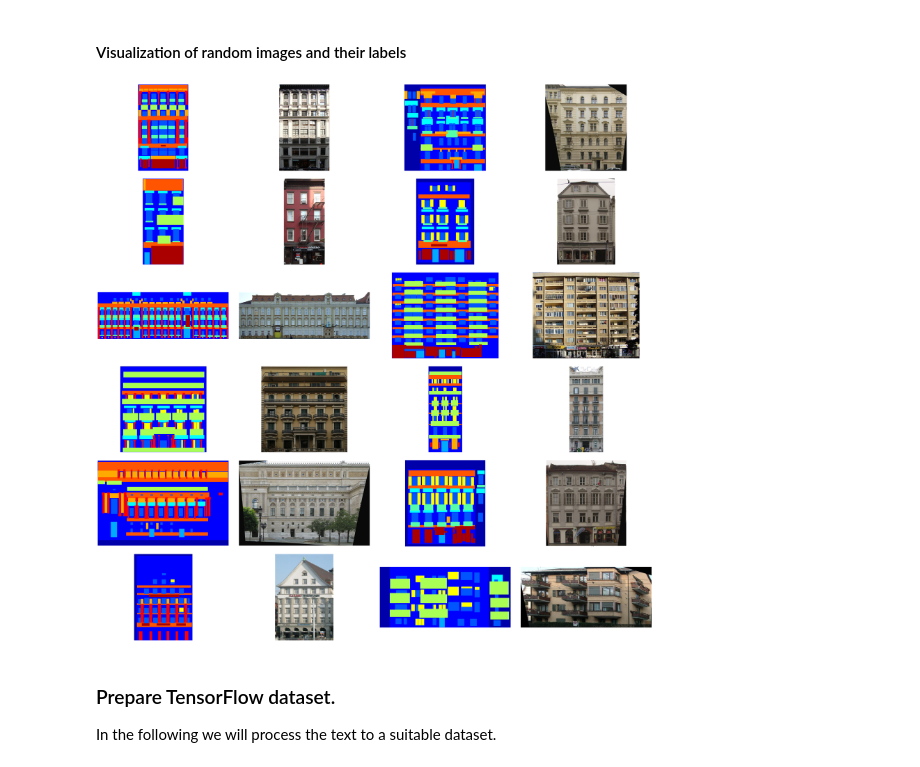
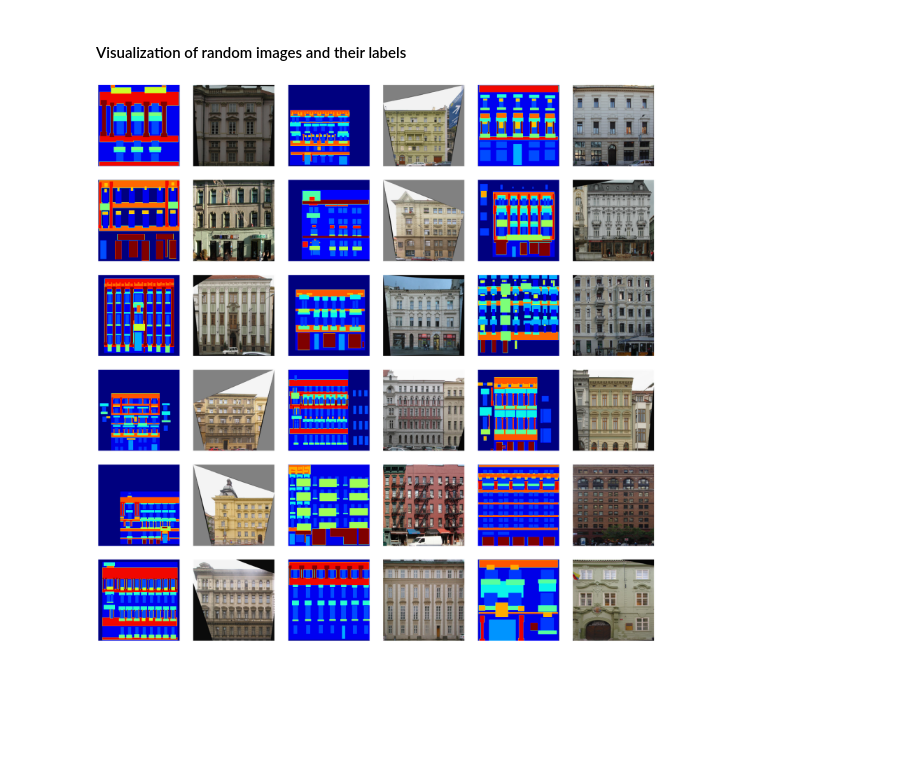
Before and after one commit to mklpiening/iannwtf-pix2pix, a Jupyter notebook: project.ipynb, the cells around one changed output. Drawn from its saved outputs; the diff is of its cells as text; code cells hidden in the pictures; blank space fills up the shorter version.

```diff
--- a/project.ipynb
+++ b/project.ipynb
@@ -16,31 +16,33 @@ images = []
 labels = []
 
 import glob
-import imageio
+from PIL import Image
 
 path = "dataset/base/"
 
 for image_path in glob.glob(path + "*.png"):
-    img = imageio.imread(image_path)
-    images.append(img)
+    img = Image.open(image_path)
+    img = img.resize((200, 200))
+    images.append(np.array(img.getdata()).reshape((200, 200)))
 
-    lbl = imageio.imread(image_path.replace(".png", ".jpg"))
-    labels.append(lbl)
+    lbl = Image.open(image_path.replace(".png", ".jpg"))
+    lbl = lbl.resize((200, 200))
+    labels.append(np.array(lbl.getdata()).reshape((200, 200, 3)))
 # %% [markdown]
 #### Visualization of random images and their labels
 # %%
 %matplotlib inline
-fig, ax = plt.subplots(6,4,figsize=(32,32))
+fig, ax = plt.subplots(6,6,figsize=(24,24))
 fig.tight_layout()
 ax = ax.flatten()
-for i in range(12):
+for i in range(18):
     rand = np.random.randint(len(images)-1)
     img = images[rand]
     lbl = labels[rand]
 
-    ax[2 * i].imshow(img, cmap='gray')
+    ax[2 * i].imshow(img, cmap='jet')
     ax[2 * i].axis("off")
-    ax[2 * i + 1].imshow(lbl, cmap='gray')
+    ax[2 * i + 1].imshow(lbl)
     ax[2 * i + 1].axis("off")
 # %% [output]
-[figure, old version]
+[figure, new version]
@@ -54,4 +48,0 @@ txt_idx = [char2idx[ch] for ch in txt]
-# %% [markdown]
-### Prepare TensorFlow dataset.
-
-In the following we will process the text to a suitable dataset.
```
Also changed, not shown: parts of 21 cells of this notebook.
